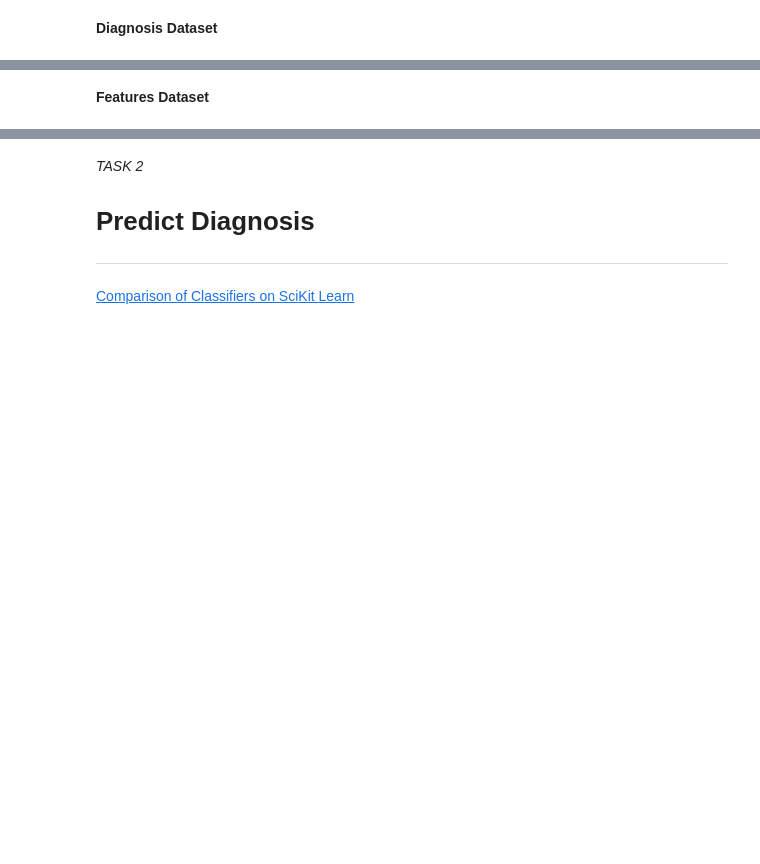
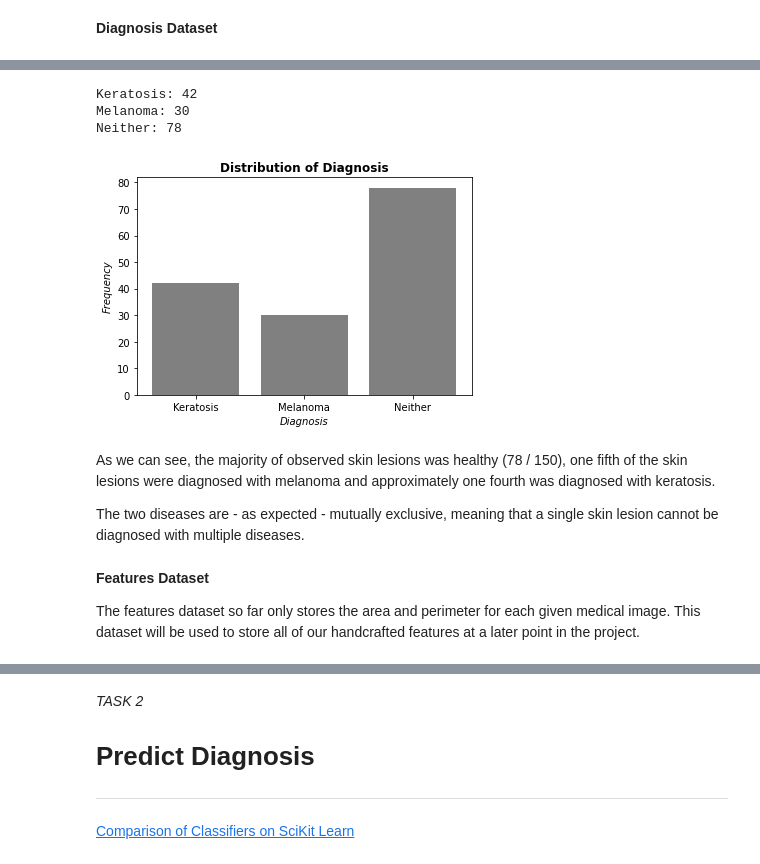
Before and after one commit to mikasenghaas/skin-lesion-detection, a Jupyter notebook: notebooks/project3.ipynb, the cells around one changed output, grey strips where cells are left out. Drawn from its saved outputs; the diff is of its cells as text; code cells hidden in the pictures; blank space fills up the shorter version.

```diff
--- a/notebooks/project3.ipynb
+++ b/notebooks/project3.ipynb
@@ -116,6 +123,7 @@ PATH['data']['external'] = "../data/external/"
 
 PATH['images'] = 'images/'
 PATH['masks'] = 'masks/'
+PATH['filtered_images'] = 'filtered_images/'
 
 PATH['reports'] = "../reports/"
 
@@ -131,7 +139,6 @@ FILENAME['masks'] = sorted([mask[:-4] for mask in os.listdir(PATH['data']['raw']
 
 # defining three dictionaries to store data. each dictionary will reference several pandas dataframes
 DATA = {}
-DATA_EXTERNAL = {}
 
 NAMES = {}
 NAMES['datasets'] = ['diagnosis', 'features']
@@ -170,7 +233,13 @@ DATA['features'] = pd.read_csv(PATH['data']['raw'] + FILENAME['features'])
 # %%
 # load in raw images and masks
-DATA['images'] = [Image.open(PATH['data']['raw'] + PATH['images'] + FILENAME['images'][i] + '.jpg') for i in range(len(FILENAME['images']))]
-DATA['masks'] = [Image.open(PATH['data']['raw'] + PATH['masks'] + FILENAME['masks'][i] + '.png') for i in range(len(FILENAME['masks']))]
+DATA['images'] = [Image.open(PATH['data']['processed'] + PATH['images'] + FILENAME['images'][i] + '.jpg') for i in range(len(FILENAME['images']))]
+DATA['masks'] = [Image.open(PATH['data']['processed'] + PATH['masks'] + FILENAME['masks'][i] + '.png') for i in range(len(FILENAME['masks']))]
+
+DATA['generator'] = ( (Image.open(PATH['data']['processed'] + PATH['images'] + FILENAME['images'][i] + '.jpg'),
+                           Image.open(PATH['data']['processed'] + PATH['masks'] + FILENAME['masks'][i] + '.png'))
+                           for i in range(len(FILENAME['images'])) )
+
+#DATA['generator'], DATA_RAW['generator_copy'] = itertools.tee(DATA_RAW['generator'])
 # %% [markdown]
 ### Inspection of Datasets
 
@@ -189,4 +268,47 @@ DATA['diagnosis'].head()
-# %% [markdown]
-**Features Dataset**
+# %%
+%%capture
+# add diagnosis to df
+
+# extract cols
+mel = DATA['diagnosis']['melanoma']
+ker = DATA['diagnosis']['seborrheic_keratosis']
+
+# mask all cases
+mel_mask = (mel == 1) & (ker == 0)
+ker_mask = (mel == 0) & (ker == 1)
+healthy_mask = (mel == 0) & (ker == 0)
+both_mask = (mel == 1) & (ker == 1)
+
+DATA['diagnosis']['diagnosis'] = 0
+for i in range(DATA['diagnosis'].shape[0]):
+    if mel_mask[i]: DATA['diagnosis']['diagnosis'].loc[i] = 'melanoma'
+    elif ker_mask[i]: DATA['diagnosis']['diagnosis'].loc[i] = 'keratosis'
+    else: DATA['diagnosis']['diagnosis'].loc[i] = 'neither'
+# %%
+# distribution of diagnosis
+
+diagnosis, counts = np.unique(DATA['diagnosis']['diagnosis'], return_counts=True)
+
+for x in range(len(diagnosis)):
+    print(f"{diagnosis[x].capitalize()}: {counts[x]}")
+
+# plot
+fig,ax = plt.subplots()
+ax.bar([d.capitalize() for d in diagnosis], counts, color='gray')
+# maybe add text with numeric count
+ax.set_title('Distribution of Diagnosis', fontweight='bold'); ax.set_xlabel('Diagnosis', fontstyle='italic'); ax.set_ylabel('Frequency', fontstyle='italic');
+# %% [output]
+Keratosis: 42
+Melanoma: 30
+Neither: 78
+[figure, added]
+# %% [markdown]
+As we can see, the majority of observed skin lesions was healthy (78 / 150), one fifth of the skin lesions were diagnosed with melanoma and approximately one fourth was diagnosed with keratosis.
+
+The two diseases are - as expected - mutually exclusive, meaning that a single skin lesion cannot be diagnosed with multiple diseases.
+# %% [markdown]
+**Features Dataset**
+
+The features dataset so far only stores the area and perimeter for each given medical image. This dataset will be used to store all of our handcrafted features at a later point in the project.
 # %%
 DATA['features'].head()
```
Also changed, not shown: parts of 65 cells of this notebook.
